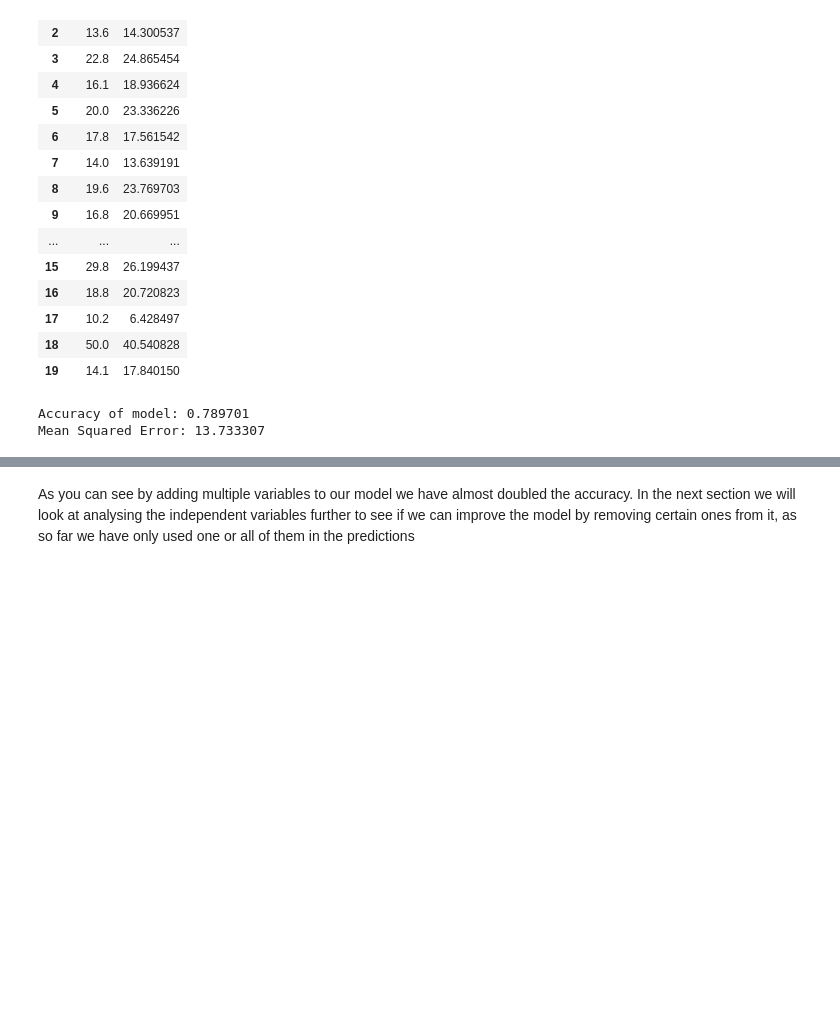
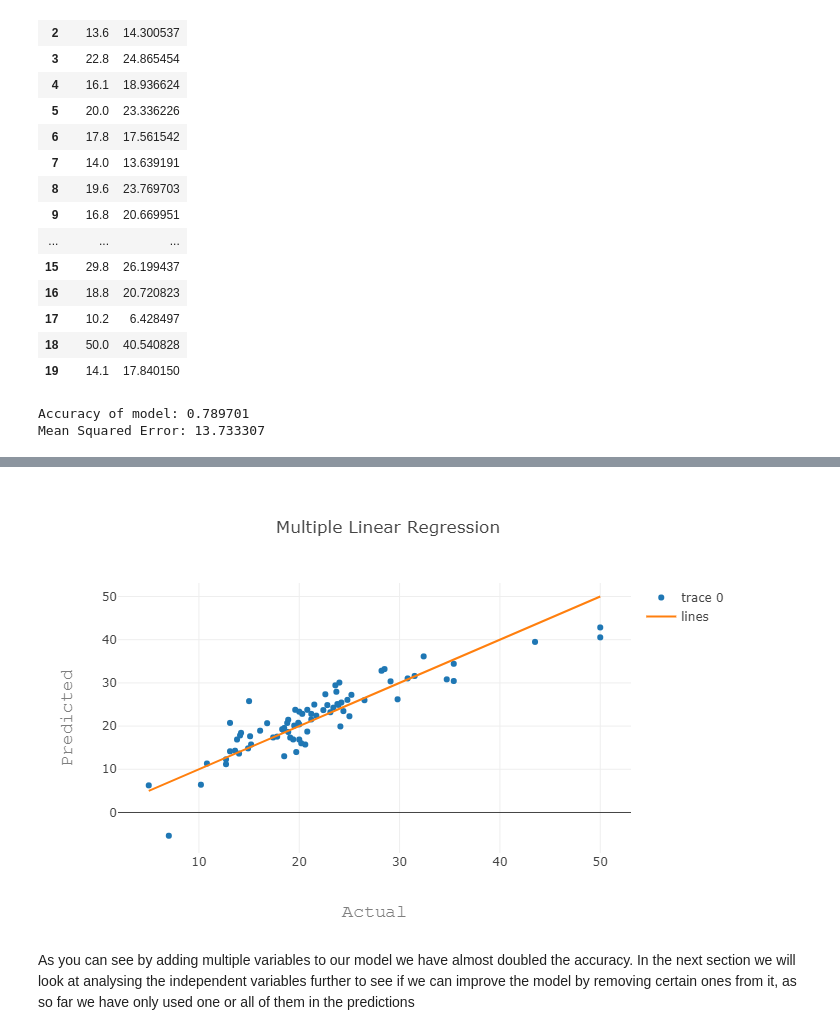
Before and after one commit to jcarpenter12/Regression-Analysis-Using-Python, a Jupyter notebook: Regression4.ipynb, the cells around one changed output, grey strips where cells are left out. Saved outputs shown, nothing was run; the diff lists cells and outputs as text; code cells hidden in the pictures; blank space fills up the shorter version.

```diff
--- a/Regression4.ipynb
+++ b/Regression4.ipynb
@@ -278,6 +289,10 @@ Mean Squared Error: 13.733307
 draw_graph(mlr_predictions,'Multiple Linear Regression')
 # %% [output]
 [interactive output not drawn]
+# %%
+Image("images/MLR.png")
+# %% [output]
+[figure, added]
 # %% [markdown]
 As you can see by adding multiple variables to our model we have almost doubled the accuracy. In the next section we will look at analysing the independent variables further to see if we can improve the model by removing certain ones from it, as so far we have only used one or all of them in the predictions
 # %% [markdown]
```
Also changed, not shown: parts of 9 cells of this notebook, 7 other files.
